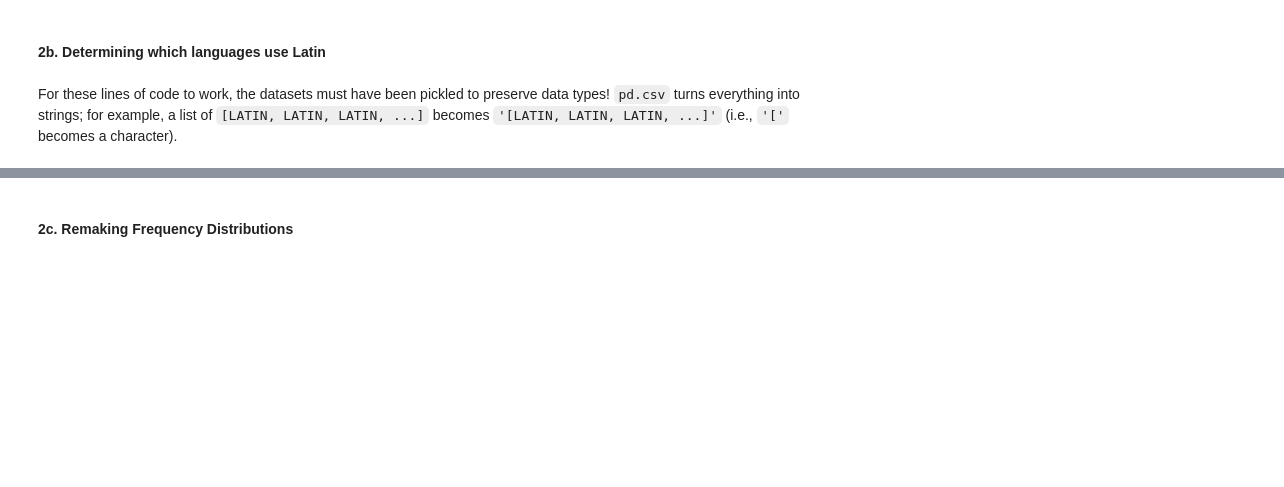
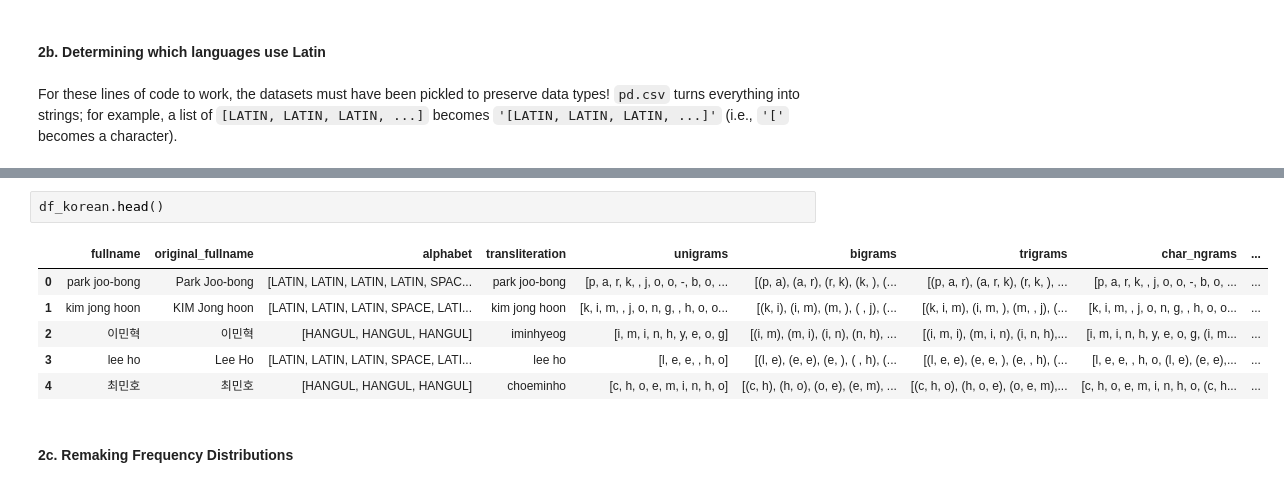
Before and after one commit to Exiger-project/Name_Of_Origin_Project-, a Jupyter notebook: DataConsolidation.ipynb, the cells around one changed output, grey strips where cells are left out. Drawn from its saved outputs; the diff is of its cells as text; blank space fills up the shorter version.

```diff
--- a/DataConsolidation.ipynb
+++ b/DataConsolidation.ipynb
@@ -183,3 +174,12 @@ korean_latin_percent = create_lang_char_distribution(df_korean, 'alphabet')['LAT
+# %%
+df_korean.head()
+# %% [output]
+|  | fullname | original_fullname | alphabet | transliteration | unigrams | bigrams | trigrams | char_ngrams | ... |
+| 0 | park joo-bong | Park Joo-bong | [LATIN, LATIN, LATIN, LATIN, SPAC... | park joo-bong | [p, a, r, k, , j, o, o, -, b, o, ... | [(p, a), (a, r), (r, k), (k, ), (... | [(p, a, r), (a, r, k), (r, k, ), ... | [p, a, r, k, , j, o, o, -, b, o, ... | ... |
+| 1 | kim jong hoon | KIM Jong hoon | [LATIN, LATIN, LATIN, SPACE, LATI... | kim jong hoon | [k, i, m, , j, o, n, g, , h, o, o... | [(k, i), (i, m), (m, ), ( , j), (... | [(k, i, m), (i, m, ), (m, , j), (... | [k, i, m, , j, o, n, g, , h, o, o... | ... |
+| 2 | 이민혁 | 이민혁 | [HANGUL, HANGUL, HANGUL] | iminhyeog | [i, m, i, n, h, y, e, o, g] | [(i, m), (m, i), (i, n), (n, h), ... | [(i, m, i), (m, i, n), (i, n, h),... | [i, m, i, n, h, y, e, o, g, (i, m... | ... |
+| 3 | lee ho | Lee Ho | [LATIN, LATIN, LATIN, SPACE, LATI... | lee ho | [l, e, e, , h, o] | [(l, e), (e, e), (e, ), ( , h), (... | [(l, e, e), (e, e, ), (e, , h), (... | [l, e, e, , h, o, (l, e), (e, e),... | ... |
+| 4 | 최민호 | 최민호 | [HANGUL, HANGUL, HANGUL] | choeminho | [c, h, o, e, m, i, n, h, o] | [(c, h), (h, o), (o, e), (e, m), ... | [(c, h, o), (h, o, e), (o, e, m),... | [c, h, o, e, m, i, n, h, o, (c, h... | ... |
 # %% [markdown]
 #### 2c. Remaking Frequency Distributions
 # %% [markdown]
```
Also changed, not shown: parts of 16 cells of this notebook.
